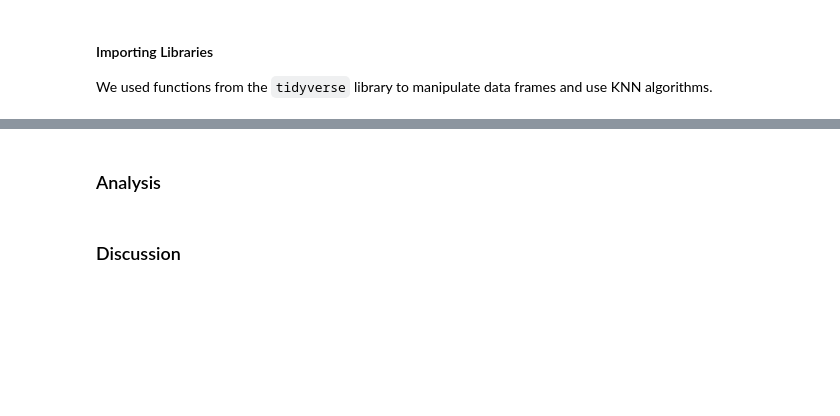
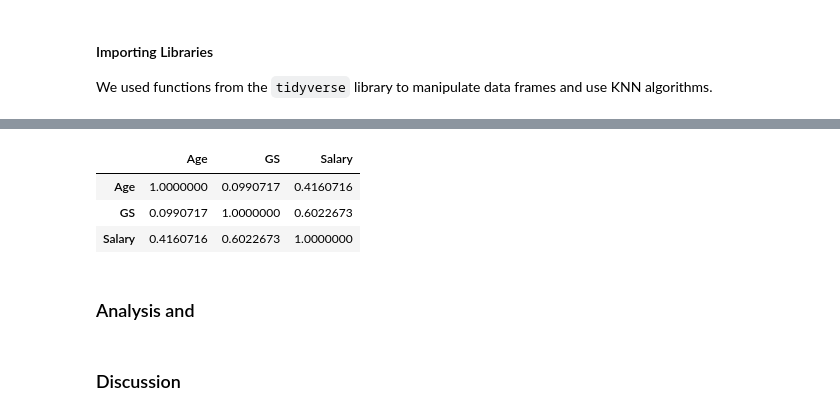
Before and after one commit to jhcrowley/DCSI-100-Group-33, a Jupyter notebook: DSCI_Final_Project_V1.ipynb, the cells around one changed output, grey strips where cells are left out. Drawn from its saved outputs; the diff is of its cells as text; code cells hidden in the pictures; blank space fills up the shorter version.

```diff
--- a/DSCI_Final_Project_V1.ipynb
+++ b/DSCI_Final_Project_V1.ipynb
@@ -21,5 +80,15 @@ NBA_salary_data <- read.csv("nba_players_stats_with_salary.csv")
+# %%
+best_guesses <- NBA_salary_data[c("Age", "GS", "Salary")]
+
+cor_matrix <- cor(best_guesses, use = "complete.obs")
+cor_matrix
+# %% [output]
+|  | Age | GS | Salary |
+| Age | 1.0000000 | 0.0990717 | 0.4160716 |
+| GS | 0.0990717 | 1.0000000 | 0.6022673 |
+| Salary | 0.4160716 | 0.6022673 | 1.0000000 |
 # %% [markdown]
-### Analysis
+### Analysis and
 # %%
 ##Test commit
 # %% [markdown]
```
Also changed, not shown: parts of 7 cells of this notebook.
